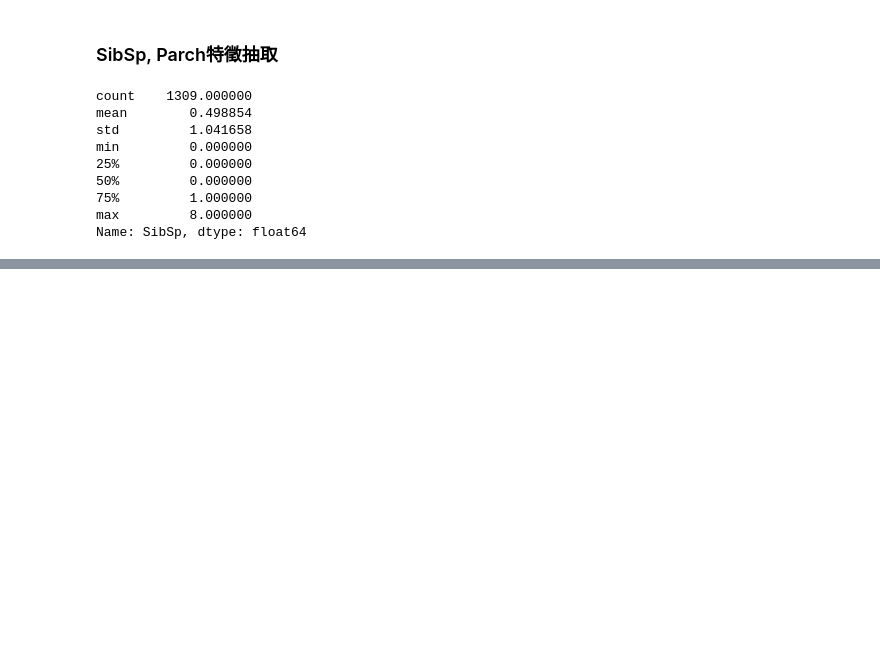
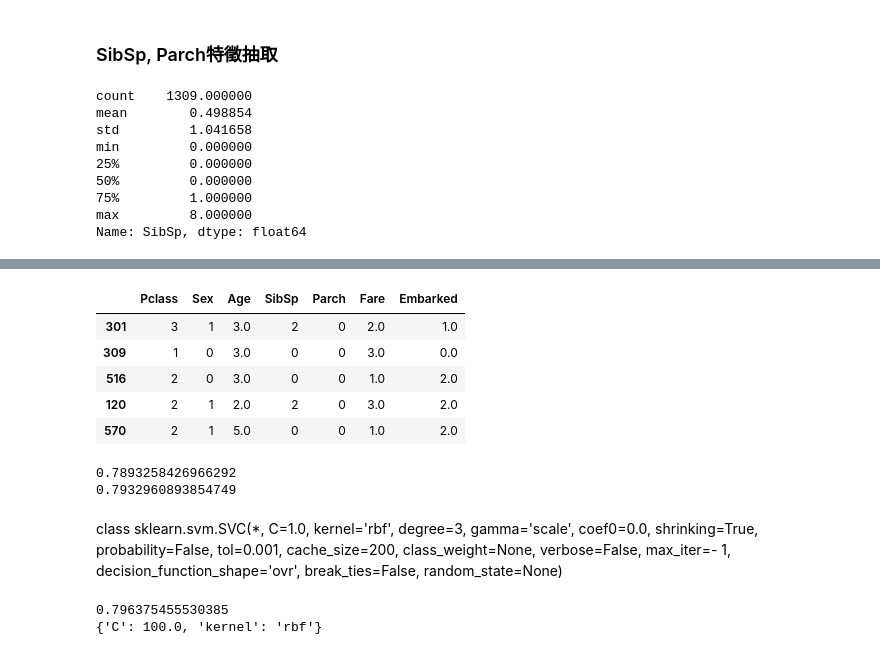
Before and after one commit to erikson0611/Titanic, a Jupyter notebook: titanic.ipynb, the cells around one changed output, grey strips where cells are left out. Saved outputs shown, nothing was run; the diff lists cells and outputs as text; code cells hidden in the pictures; blank space fills up the shorter version.

```diff
--- a/titanic.ipynb
+++ b/titanic.ipynb
@@ -640,0 +661,38 @@ train_test_data
+# %%
+### 分割一下X,y
+from sklearn.model_selection import train_test_split
+X = train_data.drop(['PassengerId','Survived'], axis=1)
+y = train_data['Survived']
+X_train, X_test, y_train, y_test = train_test_split(X, y,test_size=0.2, random_state=1)
+X_train.head()
+# %% [output]
+|  | Pclass | Sex | Age | SibSp | Parch | Fare | Embarked |
+| 301 | 3 | 1 | 3.0 | 2 | 0 | 2.0 | 1.0 |
+| 309 | 1 | 0 | 3.0 | 0 | 0 | 3.0 | 0.0 |
+| 516 | 2 | 0 | 3.0 | 0 | 0 | 1.0 | 2.0 |
+| 120 | 2 | 1 | 2.0 | 2 | 0 | 3.0 | 2.0 |
+| 570 | 2 | 1 | 5.0 | 0 | 0 | 1.0 | 2.0 |
+# %%
+# 使用LogisticRegression來進行預測
+from sklearn.linear_model import LogisticRegression
+clf = LogisticRegression(random_state=0, C= 3).fit(X_train, y_train)
+print(clf.score(X_train, y_train))
+print(clf.score(X_test, y_test))
+# %% [output]
+0.7893258426966292
+0.7932960893854749
+# %% [markdown]
+class sklearn.svm.SVC(*, C=1.0, kernel='rbf', degree=3, gamma='scale', coef0=0.0, shrinking=True, probability=False, tol=0.001, cache_size=200, class_weight=None, verbose=False, max_iter=- 1, decision_function_shape='ovr', break_ties=False, random_state=None)
+# %%
+# 使用SVC來進行預測
+from sklearn.svm import SVC
+from sklearn.model_selection import GridSearchCV
+svc = SVC()
+parameters = {'kernel':('linear', 'rbf'),'C':np.linspace(100,500,10)}
+clf = GridSearchCV(svc, parameters)
+clf.fit(X_train, y_train)
+print(clf.best_score_)
+print(clf.best_params_)
+# %% [output]
+0.796375455530385
+{'C': 100.0, 'kernel': 'rbf'}
```
Also changed, not shown: parts of 24 cells of this notebook.
